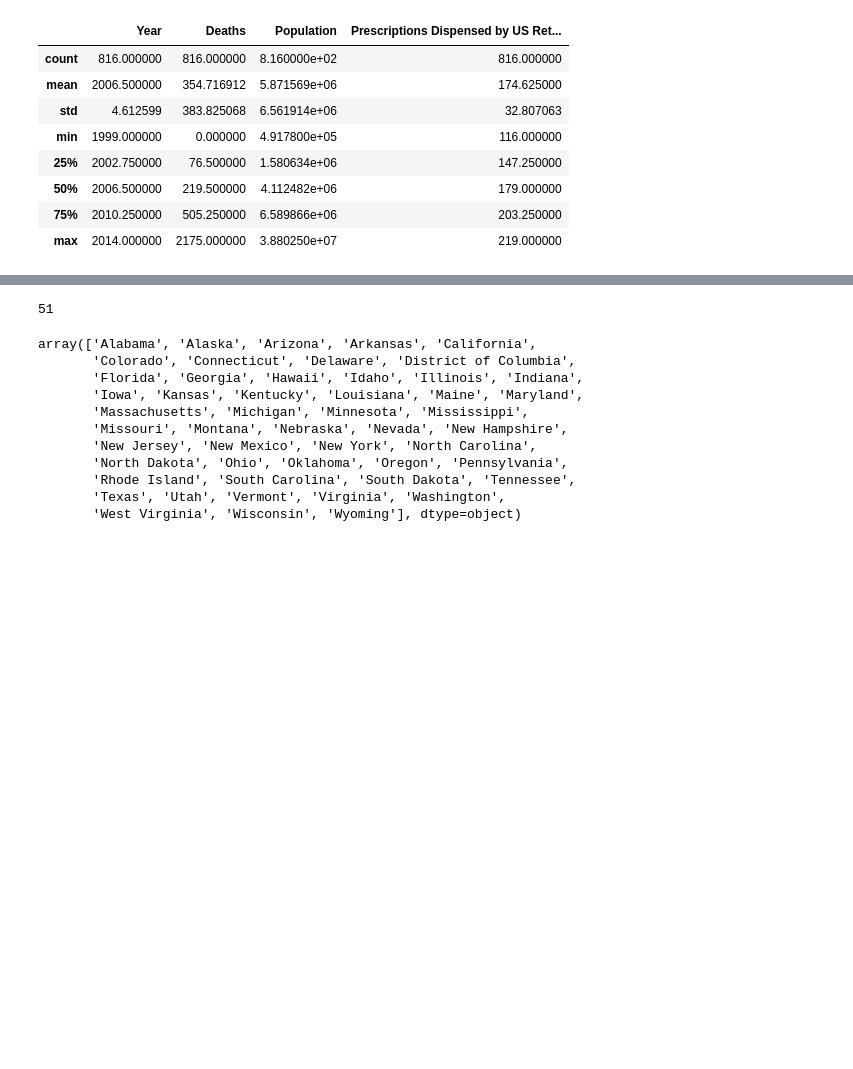
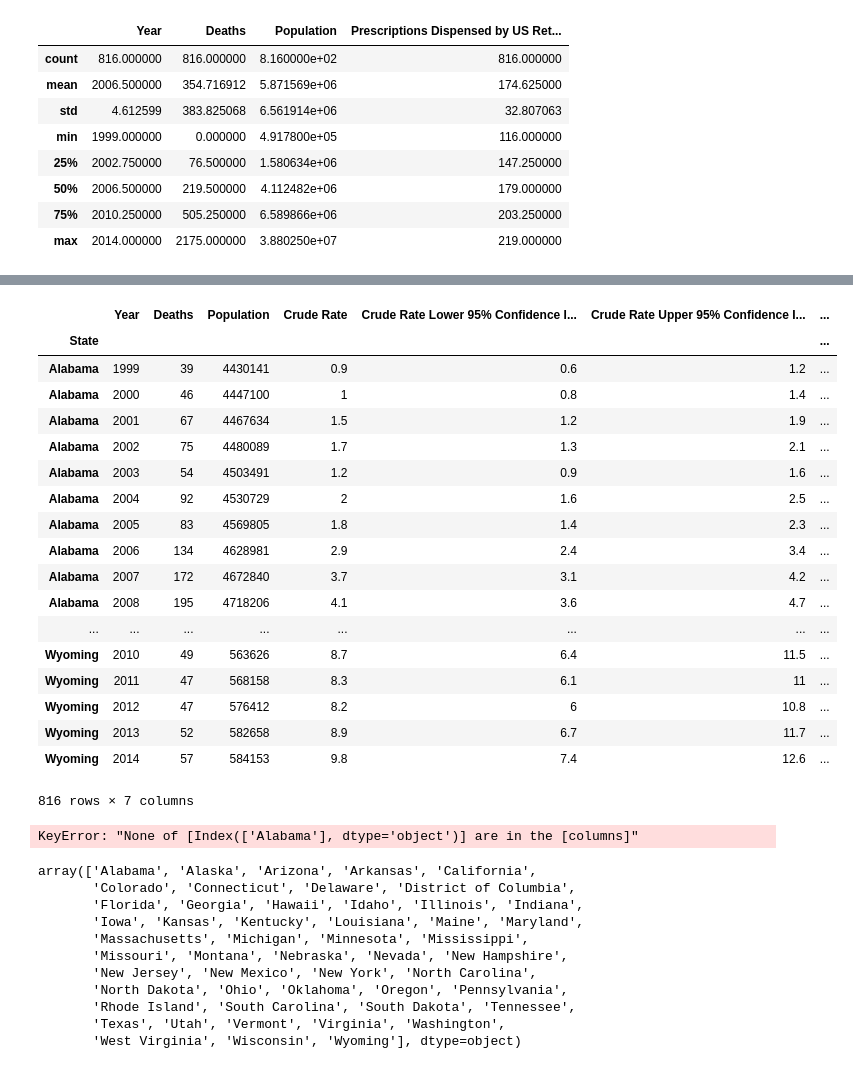
Before and after one commit to Cristinamulas/Final_Project, a Jupyter notebook: Time Series .ipynb, the cells around one changed output, grey strips where cells are left out. Drawn from its saved outputs; the diff is of its cells as text; code cells hidden in the pictures; blank space fills up the shorter version.

```diff
--- a/Time Series .ipynb
+++ b/Time Series .ipynb
@@ -124,5 +109,0 @@ df_sub.head()
-# %%
-df_x = df.groupby('State')
-len(df_x.State.unique())
-# %% [output]
-51
@@ -139,0 +110,26 @@ def convert_to_dt(row):
+# %%
+df
+# %% [output]
+|  | Year | Deaths | Population | Crude Rate | Crude Rate Lower 95% Confidence I... | Crude Rate Upper 95% Confidence I... | ... |
+| State |  |  |  |  |  |  | ... |
+| Alabama | 1999 | 39 | 4430141 | 0.9 | 0.6 | 1.2 | ... |
+| Alabama | 2000 | 46 | 4447100 | 1 | 0.8 | 1.4 | ... |
+| Alabama | 2001 | 67 | 4467634 | 1.5 | 1.2 | 1.9 | ... |
+| Alabama | 2002 | 75 | 4480089 | 1.7 | 1.3 | 2.1 | ... |
+| Alabama | 2003 | 54 | 4503491 | 1.2 | 0.9 | 1.6 | ... |
+| Alabama | 2004 | 92 | 4530729 | 2 | 1.6 | 2.5 | ... |
+| Alabama | 2005 | 83 | 4569805 | 1.8 | 1.4 | 2.3 | ... |
+| Alabama | 2006 | 134 | 4628981 | 2.9 | 2.4 | 3.4 | ... |
+| Alabama | 2007 | 172 | 4672840 | 3.7 | 3.1 | 4.2 | ... |
+| Alabama | 2008 | 195 | 4718206 | 4.1 | 3.6 | 4.7 | ... |
+| ... | ... | ... | ... | ... | ... | ... | ... |
+| Wyoming | 2010 | 49 | 563626 | 8.7 | 6.4 | 11.5 | ... |
+| Wyoming | 2011 | 47 | 568158 | 8.3 | 6.1 | 11 | ... |
+| Wyoming | 2012 | 47 | 576412 | 8.2 | 6 | 10.8 | ... |
+| Wyoming | 2013 | 52 | 582658 | 8.9 | 6.7 | 11.7 | ... |
+| Wyoming | 2014 | 57 | 584153 | 9.8 | 7.4 | 12.6 | ... |
+816 rows × 7 columns
+# %%
+df.loc[: , ['Alabama']]
+# %% [output]
+KeyError: "None of [Index(['Alabama'], dtype='object')] are in the [columns]"
```
Also changed, not shown: parts of 63 cells of this notebook, 2 other files.
